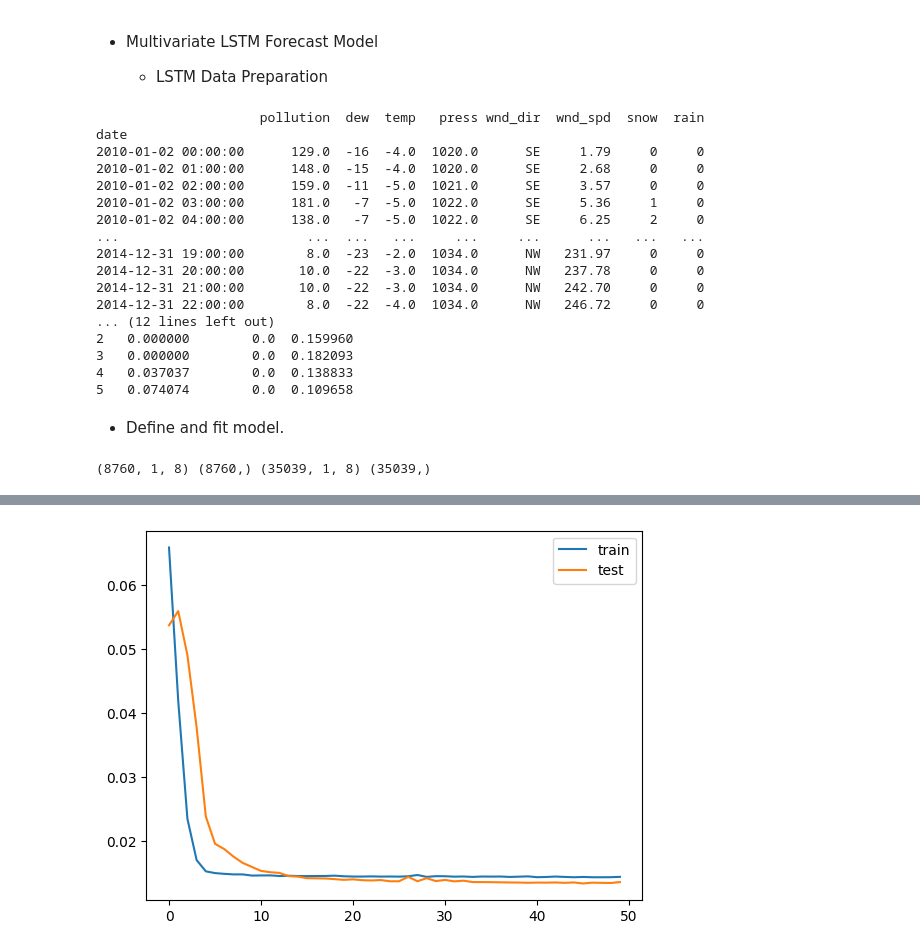
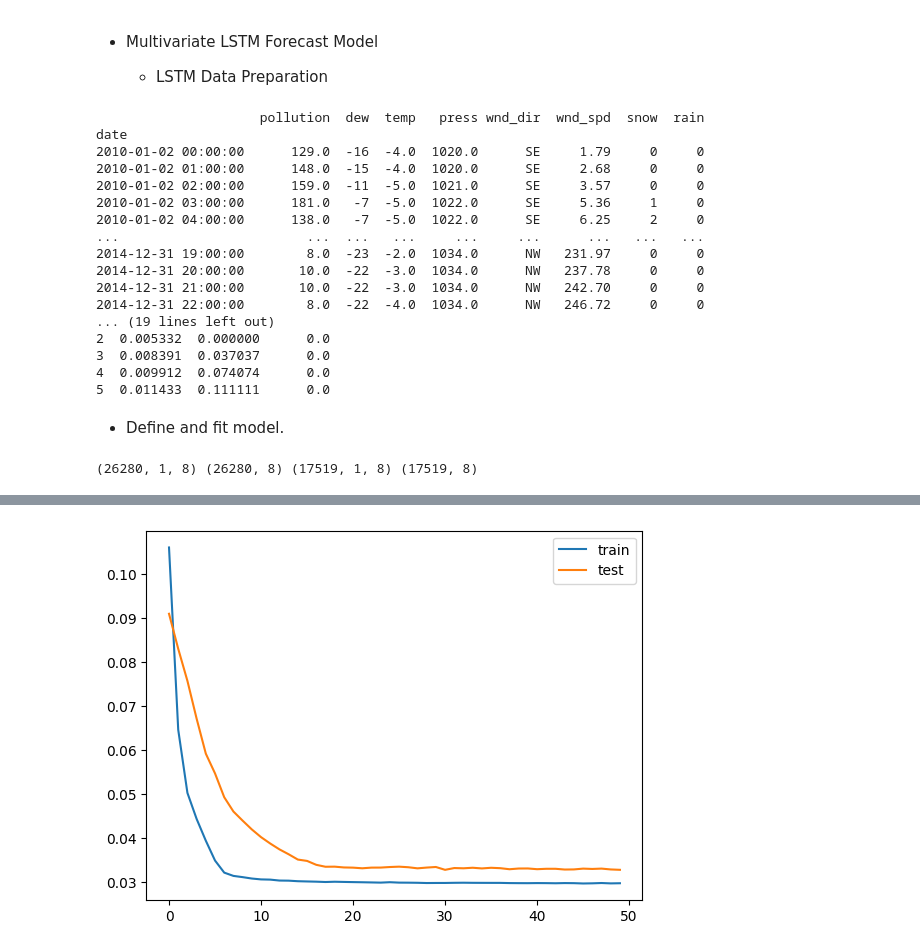
Before and after one commit to pedrotega/RNN-and-More, a Jupyter notebook: rnn-multi/rnn_multi.ipynb, the cells around one changed output, grey strips where cells are left out. Saved outputs shown, nothing was run; the diff lists cells and outputs as text; code cells hidden in the pictures.

```diff
--- a/rnn-multi/rnn_multi.ipynb
+++ b/rnn-multi/rnn_multi.ipynb
@@ -116,7 +116,7 @@ scaled = scaler.fit_transform(values)
 # frame as supervised learning
 reframed = series_to_supervised(scaled, 1, 1)
 # drop columns we don't want to predict
-reframed.drop(reframed.columns[[9,10,11,12,13,14,15]], axis=1, inplace=True)
+# reframed.drop(reframed.columns[[9,10,11,12,13,14,15]], axis=1, inplace=True)
 print(reframed.head())
 # %% [output]
                      pollution  dew  temp   press wnd_dir  wnd_spd  snow  rain
@@ -131,28 +131,28 @@ date
 2014-12-31 20:00:00       10.0  -22  -3.0  1034.0      NW   237.78     0     0
 2014-12-31 21:00:00       10.0  -22  -3.0  1034.0      NW   242.70     0     0
 2014-12-31 22:00:00        8.0  -22  -4.0  1034.0      NW   246.72     0     0
-... (12 lines left out)
-2   0.000000        0.0  0.159960
-3   0.000000        0.0  0.182093
-4   0.037037        0.0  0.138833
-5   0.074074        0.0  0.109658
+... (19 lines left out)
+2  0.005332  0.000000      0.0
+3  0.008391  0.037037      0.0
+4  0.009912  0.074074      0.0
+5  0.011433  0.111111      0.0
 # %% [markdown]
 * Define and fit model.
 # %%
 # split into train and test sets
 values = reframed.values
-n_train_hours = 365 * 24
+n_train_hours = 365 * 3 * 24
 train = values[:n_train_hours, :]
 test = values[n_train_hours:, :]
 # split into input and outputs
-train_X, train_y = train[:, :-1], train[:, -1]
-test_X, test_y = test[:, :-1], test[:, -1]
+train_X, train_y = train[:, :8], train[:, 8:]
+test_X, test_y = test[:, :8], test[:, 8:]
 # reshape input to be 3D [samples, timesteps, features]
 train_X = train_X.reshape((train_X.shape[0], 1, train_X.shape[1]))
 test_X = test_X.reshape((test_X.shape[0], 1, test_X.shape[1]))
 print(train_X.shape, train_y.shape, test_X.shape, test_y.shape)
 # %% [output]
-(8760, 1, 8) (8760,) (35039, 1, 8) (35039,)
+(26280, 1, 8) (26280, 8) (17519, 1, 8) (17519, 8)
 # %%
 from keras.models import Sequential
 from keras.layers import Dense
@@ -161,7 +161,7 @@ from keras.layers import LSTM
 # design network
 model = Sequential()
 model.add(LSTM(50, input_shape=(train_X.shape[1], train_X.shape[2])))
-model.add(Dense(1))
+model.add(Dense(8))
 model.compile(loss='mae', optimizer='adam')
 # fit network
 history = model.fit(train_X, train_y, epochs=50, batch_size=72, validation_data=(test_X, test_y), verbose=2, shuffle=False)
@@ -191 +191 @@ Epoch 50/50
-[figure, old version]
+[figure, new version]
```
Also changed, not shown: parts of 3 cells of this notebook.
